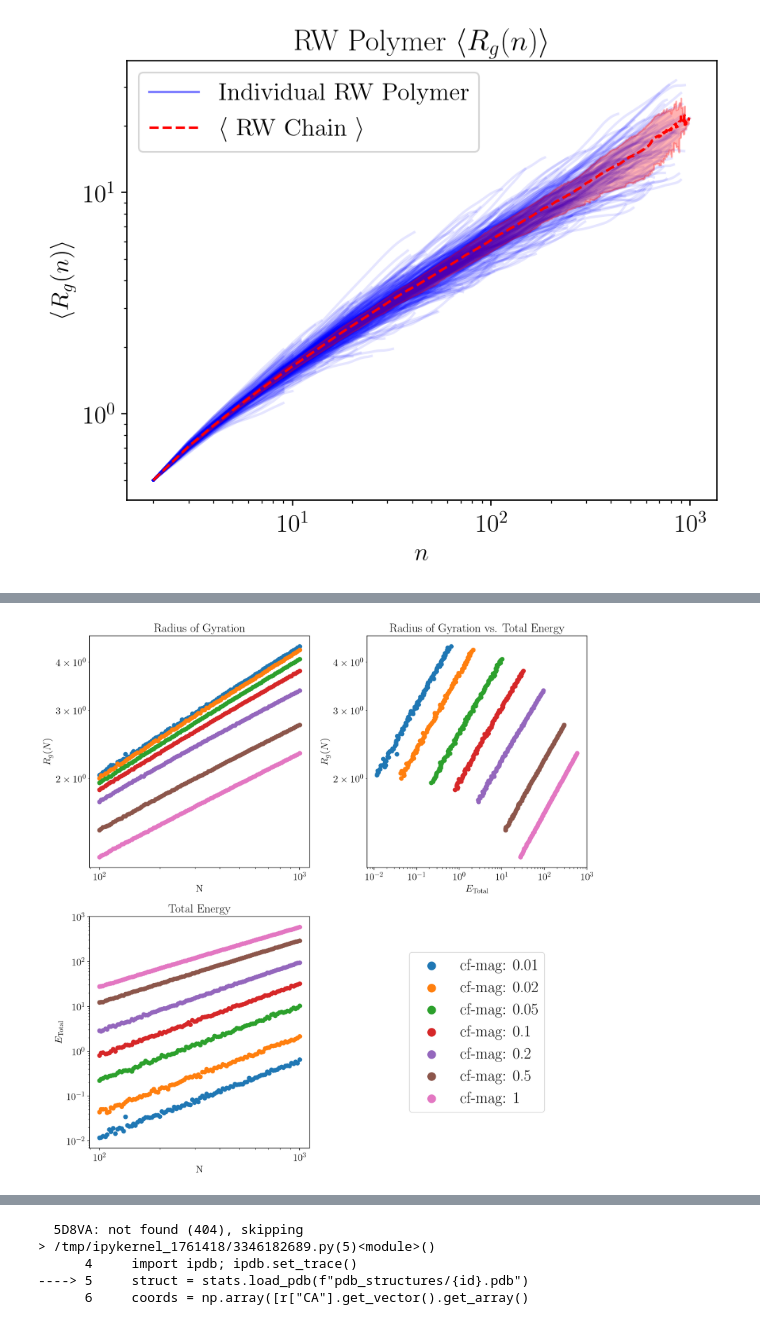
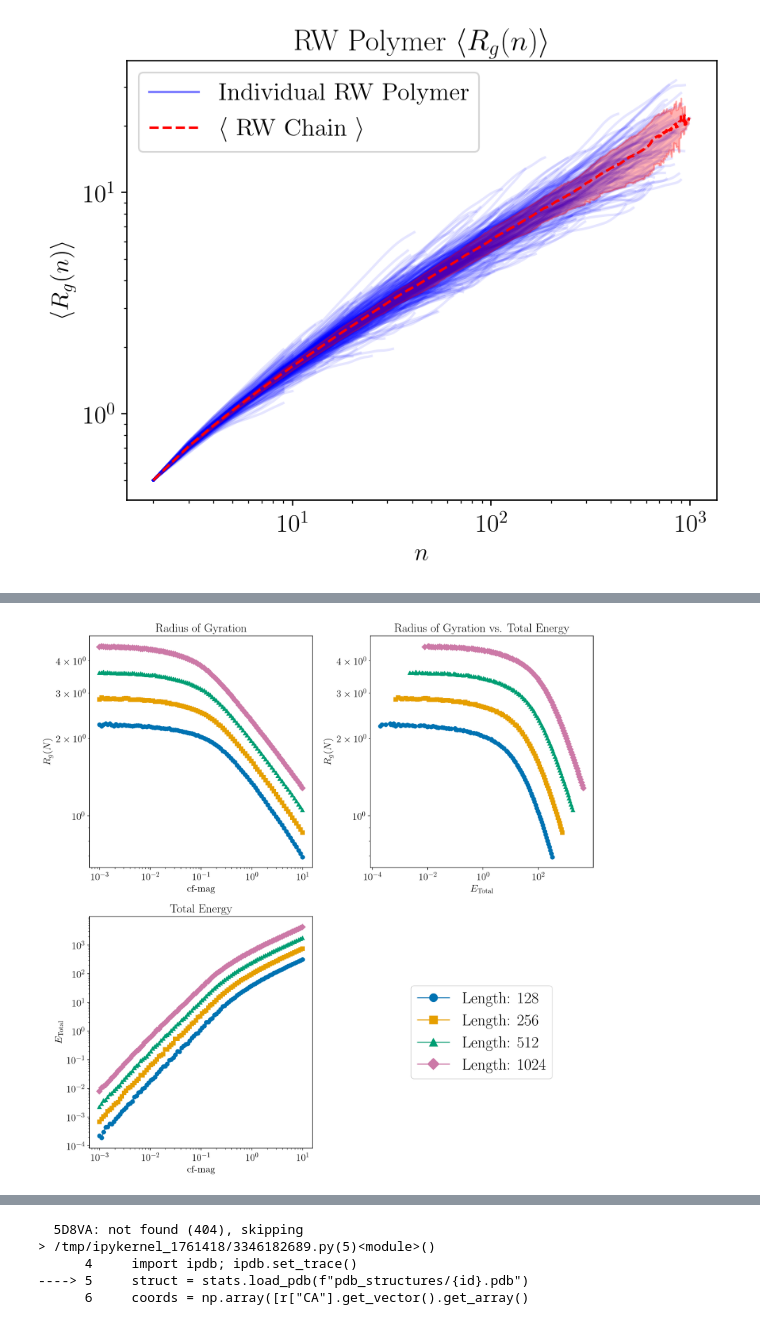
Before and after one commit to ayorba/constrained-polymer, a Jupyter notebook: crw_stats.ipynb, the cells around one changed output, grey strips where cells are left out. Cells and saved outputs as stored; diff of their text form; code cells hidden in the pictures.

```diff
--- a/crw_stats.ipynb
+++ b/crw_stats.ipynb
@@ -158,12 +158,15 @@ plt.show()
 import os
 import numpy as np
 
-out_dir = "./output/cf-mag-Rg-EvsN"
-in_dir = "./input/cf-mag-Rg-EvsN"
+out_dir = "./output/cf-mags-extended"
+in_dir = "./input/"
 
 input_files = os.listdir(in_dir)
 output_files = os.listdir(out_dir)
 
+input_files = list(filter(lambda filename: "crw" in filename, input_files))
+output_files = list(filter(lambda filename: "Etot.txt" in filename, output_files))
+
 print(input_files)
 print(output_files)
 # %% [output]
@@ -226,4 +220,8 @@ for filename in tqdm(output_files):
 cf_frame = pd.DataFrame(rows, columns=columns)
 
 print(cf_frame)
+
+marker_list = ["o", "s", "^", "D", "P", "X", "v", "<", ">"]
+color_list = ["#0072B2", "#E69F00", "#009E73", "#CC79A7",
+              "#56B4E9", "#D55E00", "#F0E442", "#000000"]
 # %% [output]
@@ -245,65 +243,79 @@ print(cf_frame)
 # Plot E_Tot against N, grouped by cf-mag
 
 plot_logscale = True
+
 import matplotlib.pyplot as plt
 
 fig, ax = plt.subplots(2, 2, figsize=(12, 12))
 
-for central_force, group in cf_frame.groupby("cf-mag", sort=True):
-    group = group.sort_values("length")
+labels = sorted(cf_frame["length"].unique())
 
-    n_values = group["length"]
+styles = {
+    label: {
+        "marker": marker_list[i % len(marker_list)],
+        "color": color_list[i % len(color_list)],
+    }
+    for i, label in enumerate(labels)
+}
+
+for length, group in cf_frame.groupby("length", sort=True):
+    group = group.sort_values("cf-mag")
+
+    cf_mags = group["cf-mag"]
     rg_N_values = group["Rg_N"]
     E_tot_values = group["E_tot"]
 
-    ax[0, 0].scatter(
-        n_values,
+    ax[0, 0].plot(
+        cf_mags,
         rg_N_values,
-        label=f"cf-mag: {central_force:g}",
+        label=f"Length: {length:g}",
+        **styles[length],
     )
-    ax[1, 0].scatter(
-        n_values,
+    ax[1, 0].plot(
+        cf_mags,
         E_tot_values,
-        label=f"cf-mag: {central_force:g}",
+        label=f"Length: {length:g}",
+        **styles[length],
     )
-    ax[0, 1].scatter(
+    ax[0, 1].plot(
         E_tot_values,
         rg_N_values,
-        label=f"cf-mag: {central_force:g}",
+        label=f"Length: {length:g}",
+        **styles[length],
     )
 
 ax[0, 0].set_title("Radius of Gyration")
 ax[1, 0].set_title("Total Energy")
 ax[0, 1].set_title("Radius of Gyration vs. Total Energy")
 
-ax[0, 0].set_xlabel("N")
-ax[1, 0].set_xlabel("N")
+ax[0, 0].set_xlabel("cf-mag")
+ax[1, 0].set_xlabel("cf-mag")
 ax[0, 1].set_xlabel(r"$E_{\mathrm{Total}}$")
 
 ax[0, 0].set_ylabel(r"$R_g(N)$")
 ax[1, 0].set_ylabel(r"$E_{\mathrm{Total}}$")
 ax[0, 1].set_ylabel(r"$R_g(N)$")
 
 ax[1, 1].axis("off")
 ax[1, 1].legend(
     *ax[0, 0].get_legend_handles_labels(),
     loc="center",
     fontsize=24,
     markerscale=2,
 )
 
 if plot_logscale:
     ax[0, 0].set_xscale("log")
     ax[1, 0].set_xscale("log")
     ax[0, 1].set_xscale("log")
 
     ax[0, 0].set_yscale("log")
     ax[1, 0].set_yscale("log")
     ax[0, 1].set_yscale("log")
 
 plt.tight_layout()
-plt.savefig("N-E-Rg.png", dpi=300)
+plt.savefig(f"N-E-Rg-cf-mags-extended(log).png", dpi=300)
 plt.show()
 # %% [output]
-[figure, old version]
+[figure, new version]
 # %%
```
Also changed, not shown: parts of 6 cells of this notebook, 2 other files.
